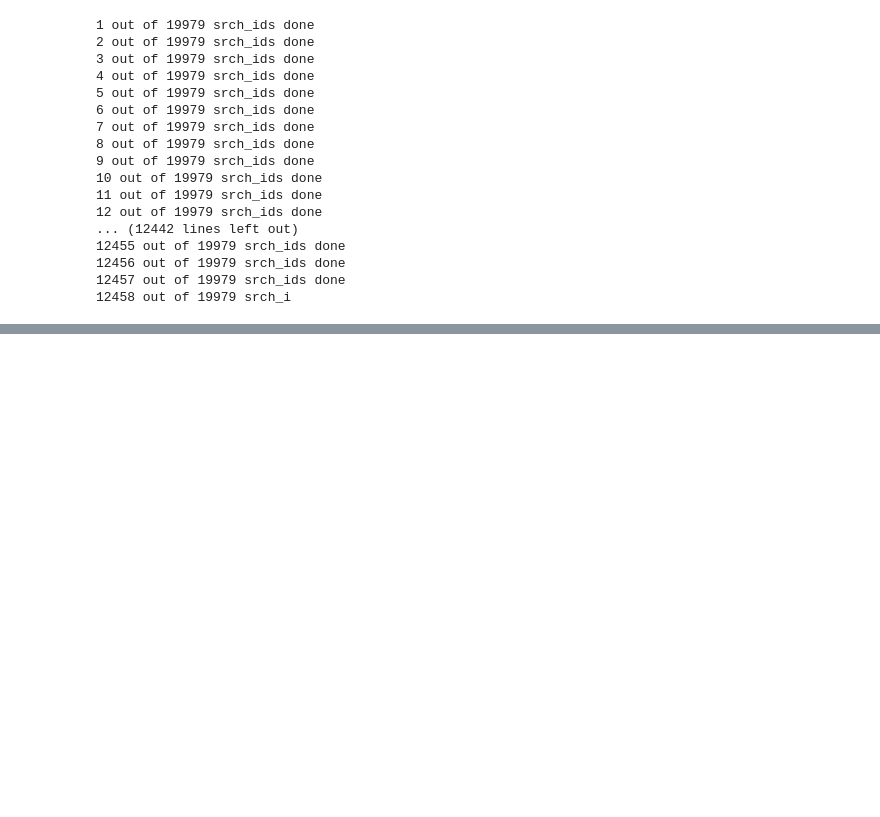
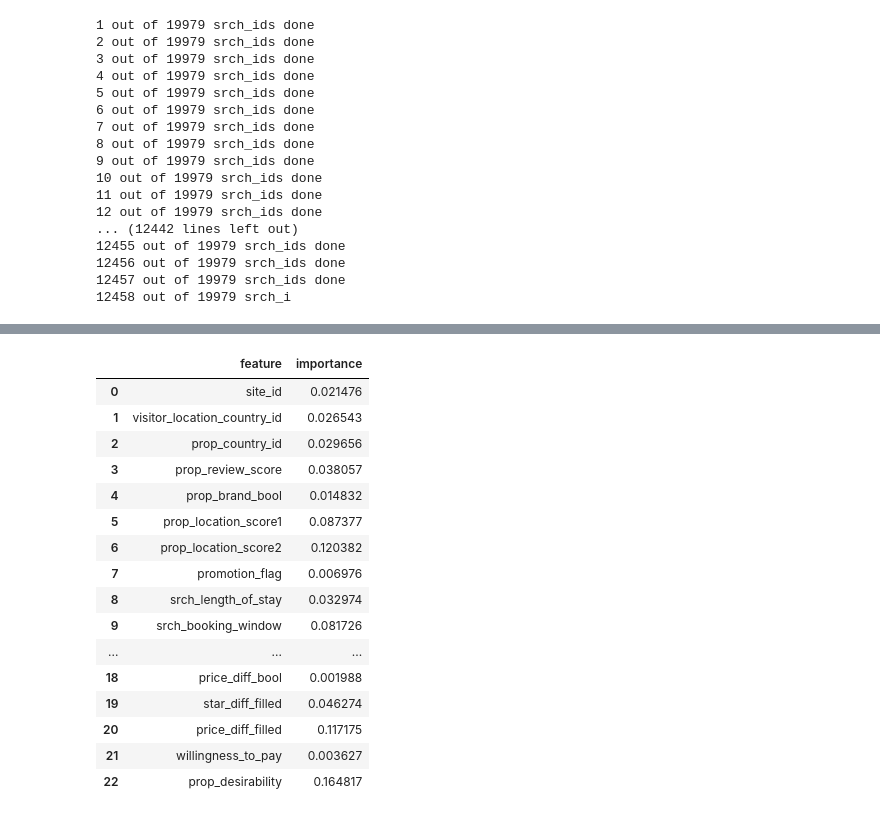
Before and after one commit to FionaLippert/DataMining, a Jupyter notebook: assignment2/simple_benchmark.ipynb, the cells around one changed output, grey strips where cells are left out. Drawn from its saved outputs; the diff is of its cells as text; code cells hidden in the pictures; blank space fills up the shorter version.

```diff
--- a/assignment2/simple_benchmark.ipynb
+++ b/assignment2/simple_benchmark.ipynb
@@ -118,8 +136,9 @@ def overall_nDCG(prediction, ground_truth):
     srch_id_groups_pred = prediction.groupby('srch_id')
     srch_id_groups_gt = ground_truth.groupby('srch_id')
     all_nDCG = [nDCG(srch_id_groups_pred.get_group(i), srch_id_groups_gt.get_group(i)) for i in ids]
-    print(all_nDCG)
-    print(np.mean(all_nDCG))
+    #print(all_nDCG)
+    #print(np.mean(all_nDCG))
+    return np.mean(all_nDCG)
 # %%
 overall_nDCG(rf_prediction, test_sample)
 # %% [output]
@@ -129,0 +152,20 @@ overall_nDCG(gb_prediction, test_sample)
+# %%
+def fit_predict_evaluate(data, model, features, target_column, num_categories=2, cv_fold=10):
+    labels = np.mod(data.srch_id.values, cv_fold) # arrange srch_ids in k groups for k-fold cross-validation
+    cv_idx = cross_validation.LeaveOneLabelOut(labels)
+    #print(cv_idx)
+    scores = []
+    feature_importances = []
+    for train_idx, test_idx in cv_idx:
+        #print("%s %s" % (train_idx, test_idx))
+        train, test = data.iloc[train_idx], data.iloc[test_idx]
+        print('fit model')
+        model = fit_model(model, train, train[target_column], features)
+        feature_importances.append(model.feature_importances_)
+        print('predict')
+        prediction = predict(model, test, features, num_categories)
+        print('evaluate')
+        scores.append(overall_nDCG(prediction, test))
+    return scores, feature_importances
+# %%
+scores, feature_importances = fit_predict_evaluate(train_sample, RandomForestClassifier(), features, 'booking_bool')
@@ -129,0 +269,22 @@ overall_nDCG(gb_prediction, test_sample)
+# %%
+mean_fi = np.mean(feature_importances, axis=0)
+# %%
+pd.DataFrame({'feature':features, 'importance':mean_fi})
+# %% [output]
+|  | feature | importance |
+| 0 | site_id | 0.021476 |
+| 1 | visitor_location_country_id | 0.026543 |
+| 2 | prop_country_id | 0.029656 |
+| 3 | prop_review_score | 0.038057 |
+| 4 | prop_brand_bool | 0.014832 |
+| 5 | prop_location_score1 | 0.087377 |
+| 6 | prop_location_score2 | 0.120382 |
+| 7 | promotion_flag | 0.006976 |
+| 8 | srch_length_of_stay | 0.032974 |
+| 9 | srch_booking_window | 0.081726 |
+| ... | ... | ... |
+| 18 | price_diff_bool | 0.001988 |
+| 19 | star_diff_filled | 0.046274 |
+| 20 | price_diff_filled | 0.117175 |
+| 21 | willingness_to_pay | 0.003627 |
+| 22 | prop_desirability | 0.164817 |
```
Also changed, not shown: parts of 24 cells of this notebook.
